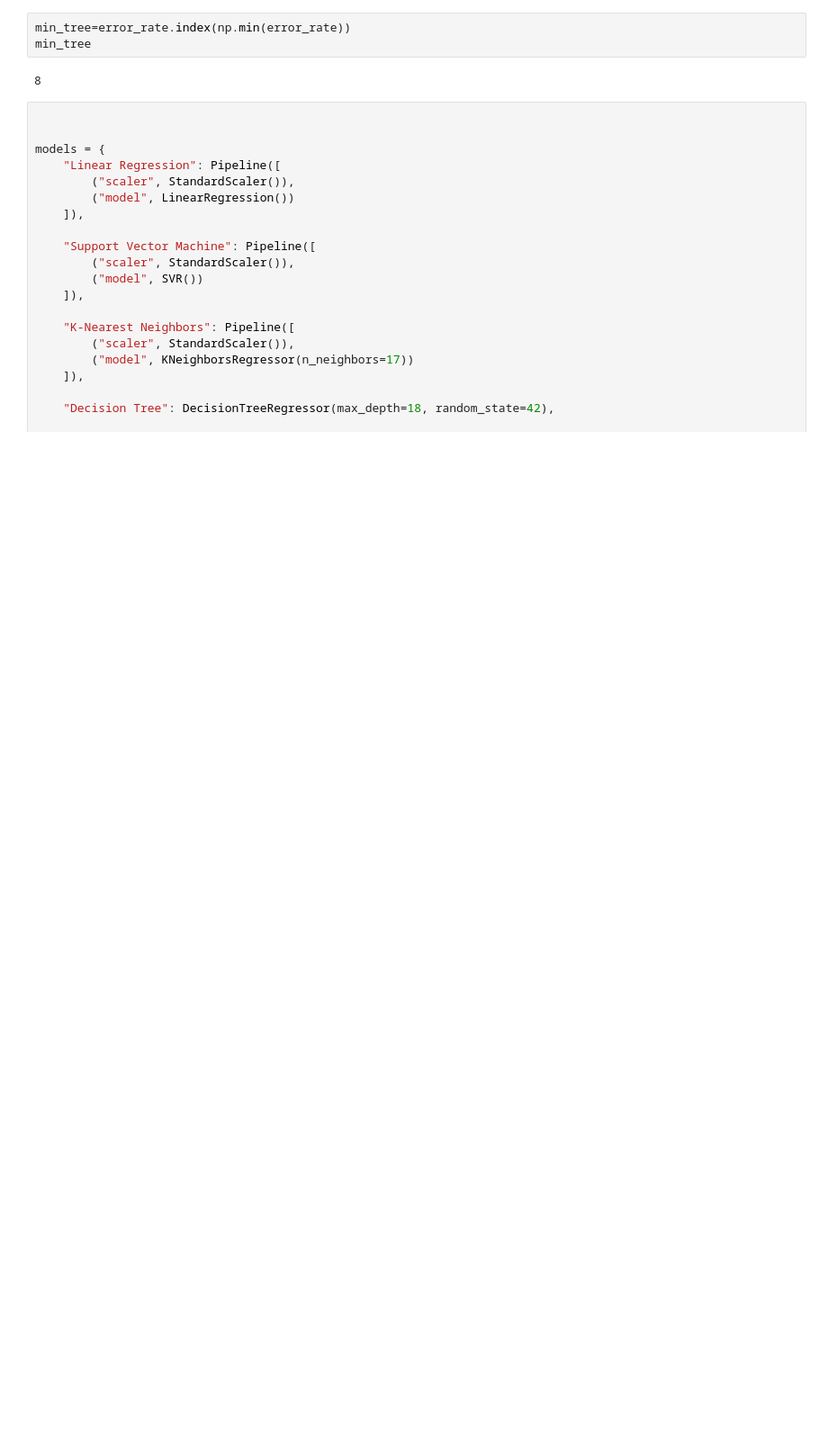
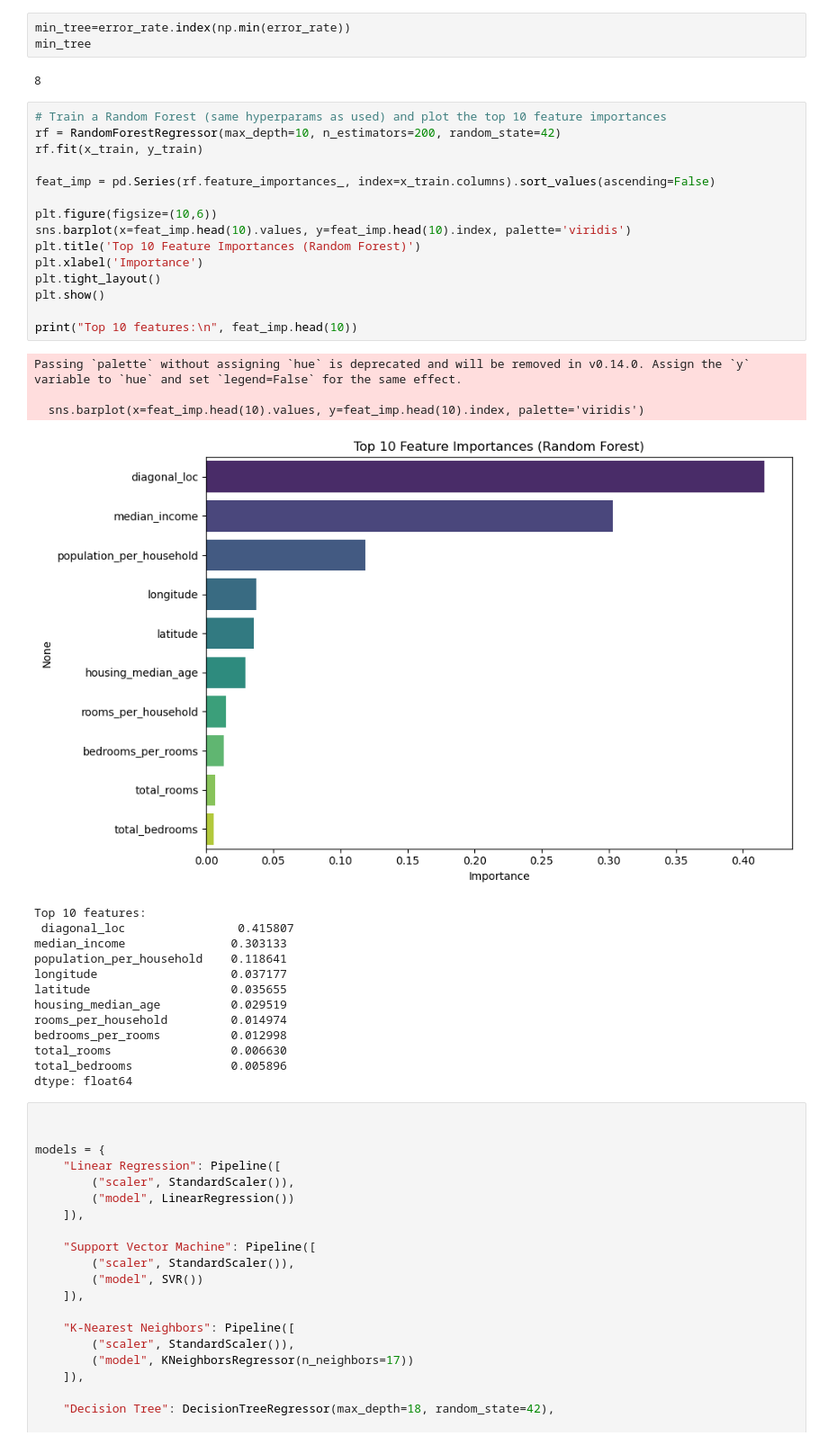
Before and after one commit to mohabtamernegmelden/Machine-Learning-Project-California-Housing-Price-Prediction, a Jupyter notebook: Project python.ipynb, the cells around one changed output. Shown at 90% size. Cells and saved outputs as stored; diff of their text form; blank space fills up the shorter version.

```diff
--- a/Project python.ipynb
+++ b/Project python.ipynb
@@ -364,6 +374,38 @@ min_tree=error_rate.index(np.min(error_rate))
 min_tree
 # %% [output]
 8
+# %%
+# Train a Random Forest (same hyperparams as used) and plot the top 10 feature importances
+rf = RandomForestRegressor(max_depth=10, n_estimators=200, random_state=42)
+rf.fit(x_train, y_train)
+
+feat_imp = pd.Series(rf.feature_importances_, index=x_train.columns).sort_values(ascending=False)
+
+plt.figure(figsize=(10,6))
+sns.barplot(x=feat_imp.head(10).values, y=feat_imp.head(10).index, palette='viridis')
+plt.title('Top 10 Feature Importances (Random Forest)')
+plt.xlabel('Importance')
+plt.tight_layout()
+plt.show()
+
+print("Top 10 features:\n", feat_imp.head(10))
+# %% [output]
+Passing `palette` without assigning `hue` is deprecated and will be removed in v0.14.0. Assign the `y` variable to `hue` and set `legend=False` for the same effect.
+
+  sns.barplot(x=feat_imp.head(10).values, y=feat_imp.head(10).index, palette='viridis')
+[figure, added]
+Top 10 features:
+ diagonal_loc                0.415807
+median_income               0.303133
+population_per_household    0.118641
+longitude                   0.037177
+latitude                    0.035655
+housing_median_age          0.029519
+rooms_per_household         0.014974
+bedrooms_per_rooms          0.012998
+total_rooms                 0.006630
+total_bedrooms              0.005896
+dtype: float64
 # %%
 
 
```
Also changed, not shown: parts of 6 cells of this notebook.
